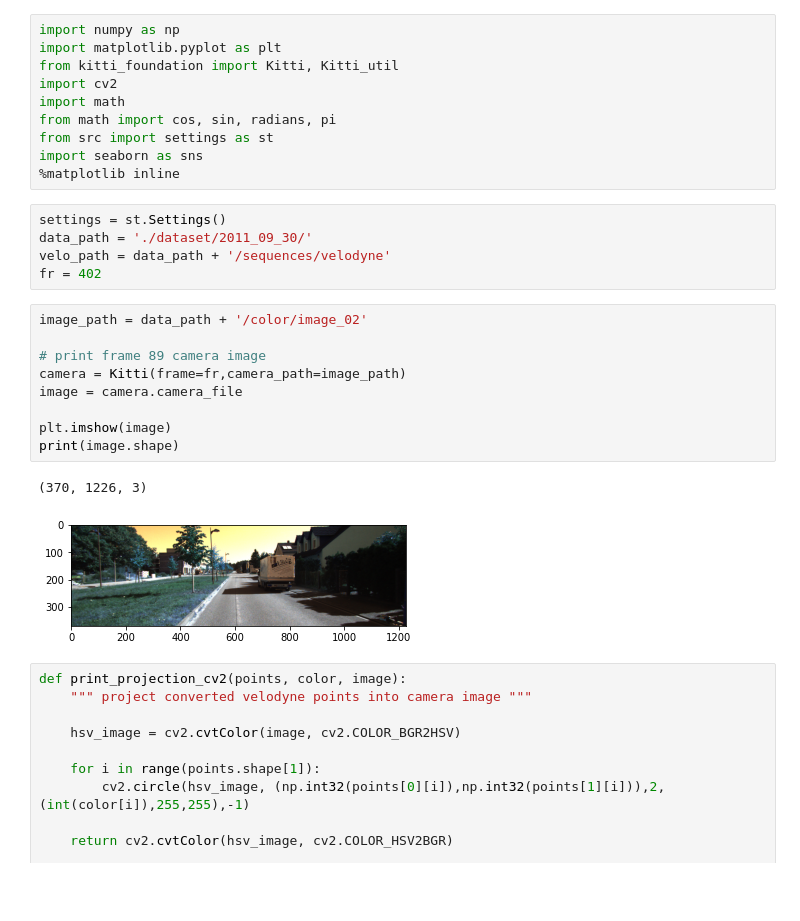
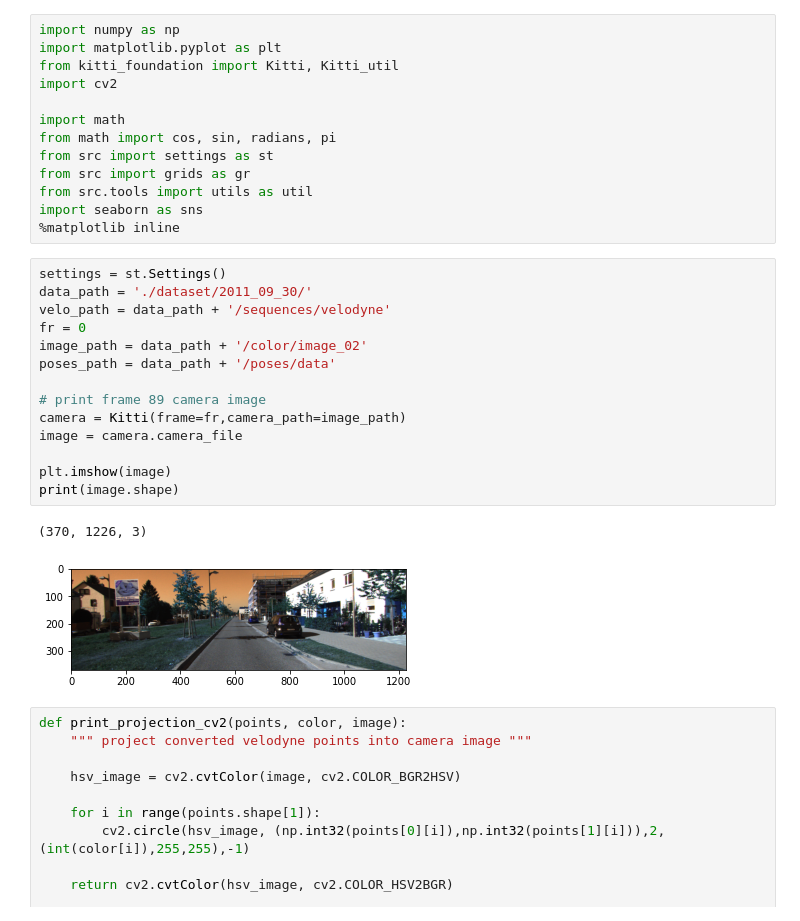
Before and after one commit to robertocaiwu/2.5DATMO, a Jupyter notebook: Velo2cam.ipynb, the cells around one changed output. Saved outputs shown, nothing was run; the diff lists cells and outputs as text; blank space fills up the shorter version.

```diff
--- a/Velo2cam.ipynb
+++ b/Velo2cam.ipynb
@@ -3,28 +3,31 @@ import numpy as np
 import matplotlib.pyplot as plt
 from kitti_foundation import Kitti, Kitti_util
 import cv2
+
 import math
 from math import cos, sin, radians, pi
 from src import settings as st
+from src import grids as gr
+from src.tools import utils as util
 import seaborn as sns
 %matplotlib inline
-# %%
-settings = st.Settings()
-data_path = './dataset/2011_09_30/'
-velo_path = data_path + '/sequences/velodyne'
-fr = 402
 # %%
+settings = st.Settings()
+data_path = './dataset/2011_09_30/'
+velo_path = data_path + '/sequences/velodyne'
+fr = 0
 image_path = data_path + '/color/image_02'
+poses_path = data_path + '/poses/data'
 
 # print frame 89 camera image
 camera = Kitti(frame=fr,camera_path=image_path)
 image = camera.camera_file
 
 plt.imshow(image)
 print(image.shape)
 # %% [output]
 (370, 1226, 3)
-[figure, old version]
+[figure, new version]
 # %%
 def print_projection_cv2(points, color, image):
     """ project converted velodyne points into camera image """
```
Also changed, not shown: parts of 12 cells of this notebook, 6 other files.
